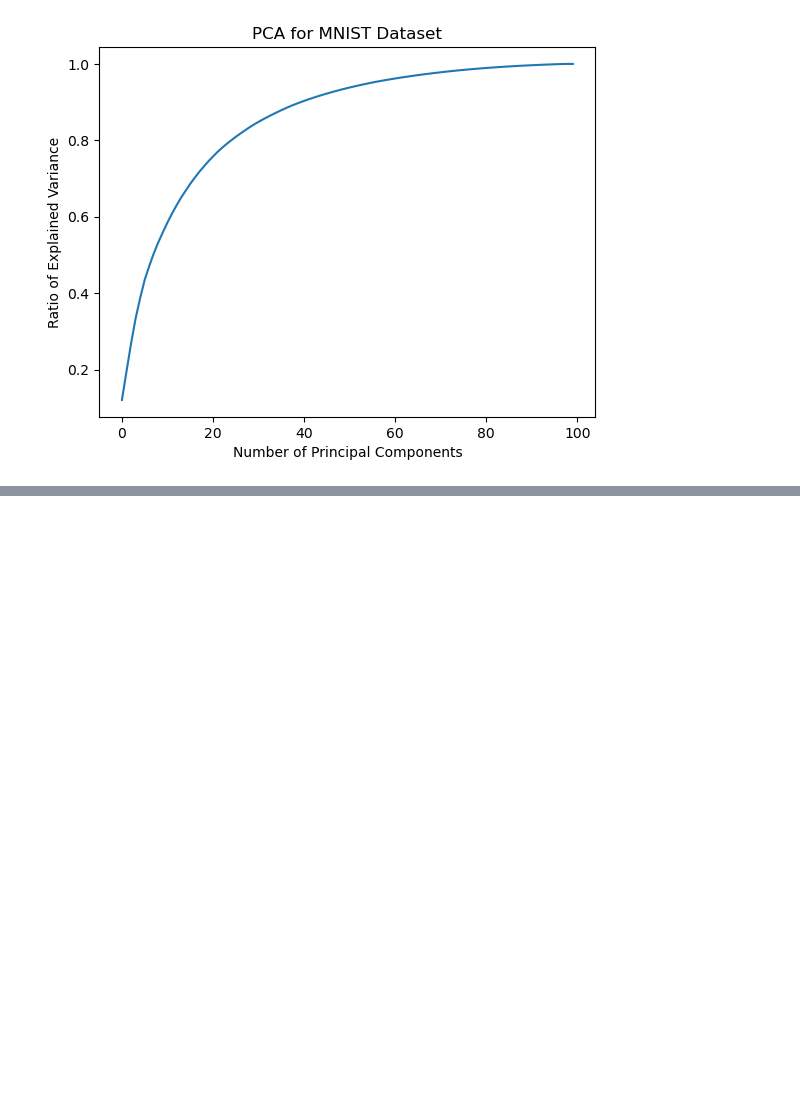
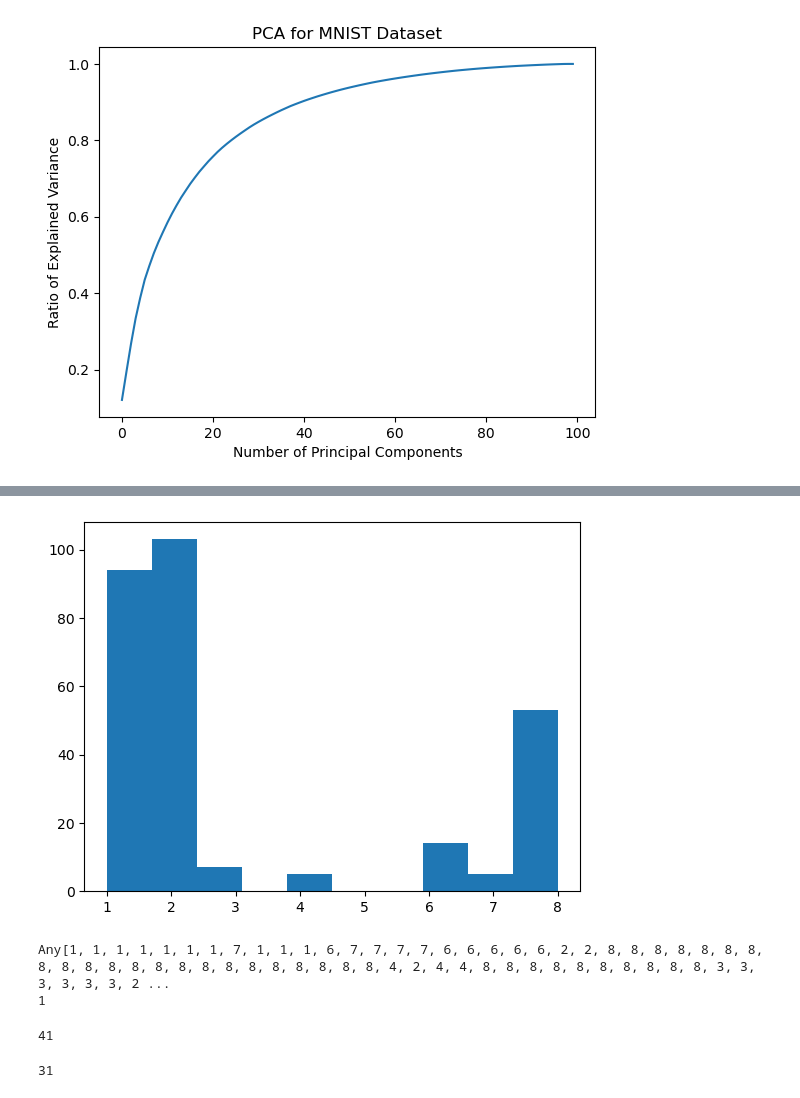
Before and after one commit to jberezow/OptDigits, a Jupyter notebook: Thesis-MNIST.ipynb, the cells around one changed output, grey strips where cells are left out. Drawn from its saved outputs; the diff is of its cells as text; code cells hidden in the pictures; blank space fills up the shorter version.

```diff
--- a/Thesis-MNIST.ipynb
+++ b/Thesis-MNIST.ipynb
@@ -703,17 +753,23 @@ plot(dists)
 # %%
 y[1]
 targets = []
-for i=1:length(traces)
+target = 10
+for i=20:length(traces)
     trace = traces[i]
     test_labels = G(xt,trace)
     results = label_output(test_labels)
-    push!(targets,results[46])
+    push!(targets,results[target])
 end
 hist(targets)
 println(targets)
+println(y[target])
+# %% [output]
+[figure, added]
+Any[1, 1, 1, 1, 1, 1, 1, 7, 1, 1, 1, 6, 7, 7, 7, 7, 6, 6, 6, 6, 6, 2, 2, 8, 8, 8, 8, 8, 8, 8, 8, 8, 8, 8, 8, 8, 8, 8, 8, 8, 8, 8, 8, 8, 8, 4, 2, 4, 4, 8, 8, 8, 8, 8, 8, 8, 8, 8, 8, 3, 3, 3, 3, 3, 3, 2 ...
+1
 # %%
-#Marginalize Probabilities
-j = 100
+#Marginalize Probabilities - Train Set
+j = 1
 targets = zeros(length(traces)-j,c,N)
 for i=j:length(traces)-j
     trace = traces[i]
@@ -724,3 +780,20 @@ end
 sums = sum(targets,dims=1)[1,:,:]./(length(traces)-j)
 guesses = [findmax(sums[:,i])[2] for i=1:N]
 test_acc = sum([y[i] == guesses[i] for i=1:length(y)])
+# %% [output]
+41
+# %%
+#Marginalize Probabilities - Test Set
+j = 1
+targets = zeros(length(traces)-j,c,N)
+for i=j:length(traces)-j
+    trace = traces[i]
+    labels = G(xz,trace)
+    targets[i-j+1,:,:] = labels
+end
+
+sums = sum(targets,dims=1)[1,:,:]./(length(traces)-j)
+guesses = [findmax(sums[:,i])[2] for i=1:N]
+test_acc = sum([yz[i] == guesses[i] for i=1:length(yz)])
+# %% [output]
+31
```
Also changed, not shown: parts of 18 cells of this notebook, 1 other file.
